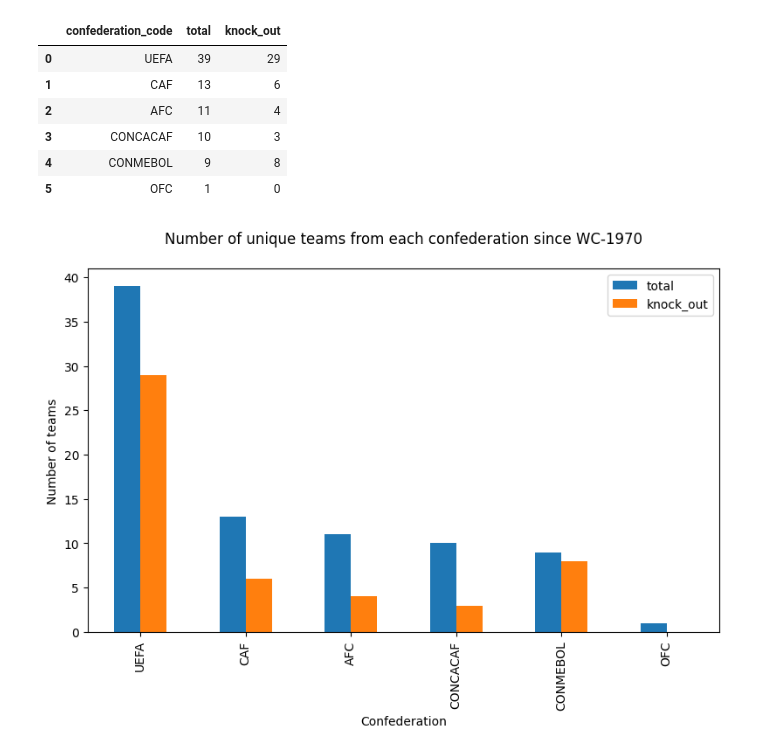
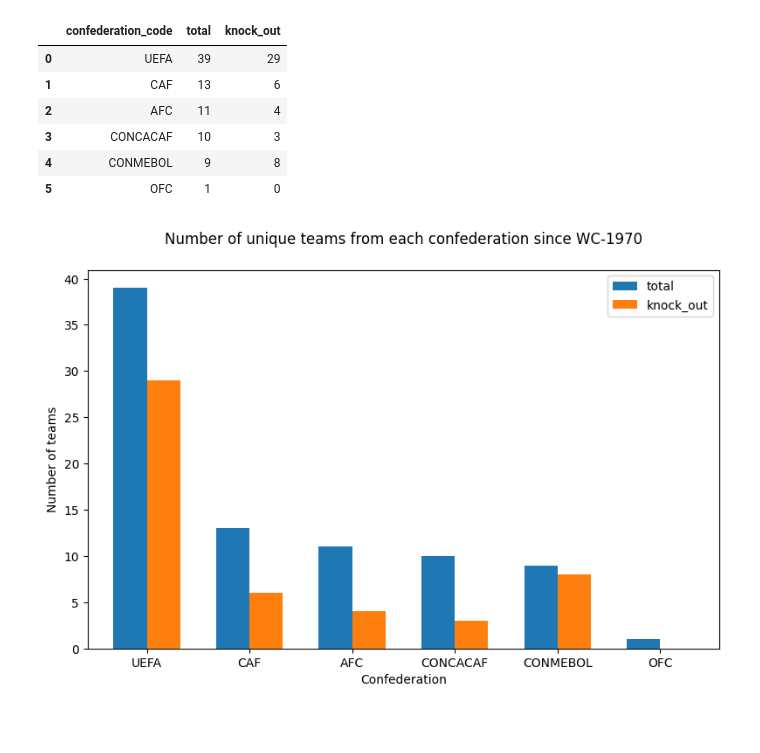
Before and after one commit to khuenlm/the-12th-man, a Jupyter notebook: notebooks/matches_eda.ipynb, the cells around one changed output. Drawn from its saved outputs; the diff is of its cells as text; code cells hidden in the pictures; blank space fills up the shorter version.

```diff
--- a/notebooks/matches_eda.ipynb
+++ b/notebooks/matches_eda.ipynb
@@ -223,15 +228,19 @@ count
 | 4 | CONMEBOL | 9 | 8 |
 | 5 | OFC | 1 | 0 |
 # %%
+# visualization: bar chart of number of unique teams in total and in knockout stage, by confederatio
+
 count.plot(x = "confederation_code",
            kind = "bar",
+           width = 0.65,
            stacked = False,
-           figsize = (8, 6))
+           figsize = (8, 5.5),
+           rot = 0)
 
 plt.ylabel("Number of teams")
 plt.xlabel("Confederation")
 plt.title("Number of unique teams from each confederation since WC-1970", y = 1.05)
 plt.tight_layout()
 plt.savefig("../results/unique_team.png", bbox_inches = "tight")
 # %% [output]
-[figure, old version]
+[figure, new version]
```
Also changed, not shown: parts of 18 cells of this notebook.
